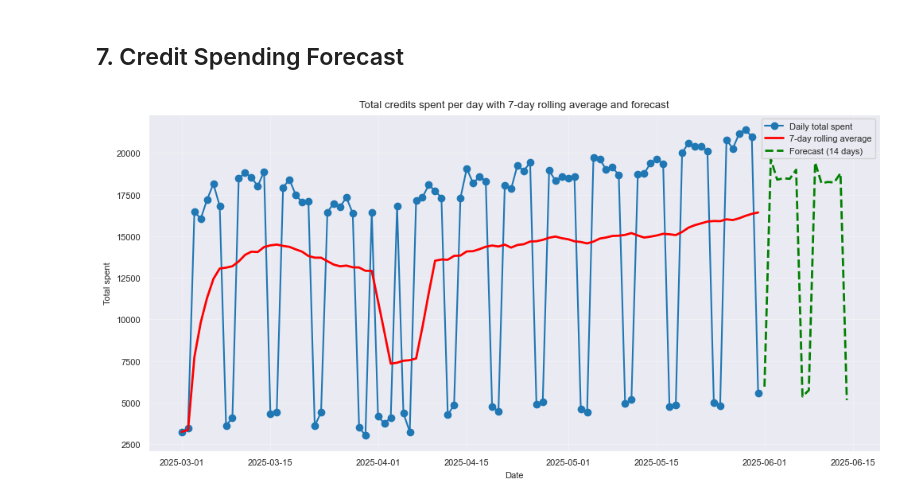
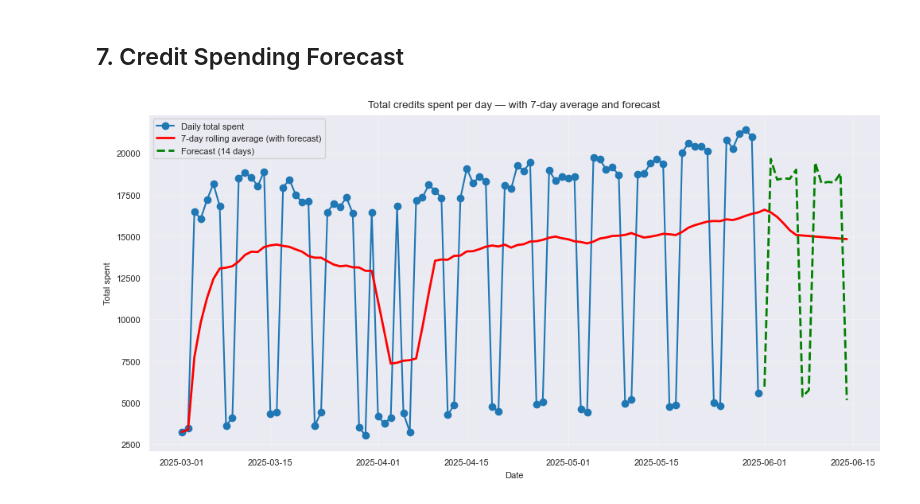
Before and after one commit to dominika-piechota/Analytics-of-ML-Features, a Jupyter notebook: analysis.ipynb, the cells around one changed output. Saved outputs shown, nothing was run; the diff lists cells and outputs as text; code cells hidden in the pictures.

```diff
--- a/analysis.ipynb
+++ b/analysis.ipynb
@@ -1107,21 +1060,32 @@ We can observe **periodic declines** in activity on weekends, typical for profes
 # %%
 daily_cost = daily_cost.set_index('day_id').asfreq('D').fillna(0)
 daily_cost['rolling_7d_spent'] = daily_cost['total_spent'].rolling(7, min_periods=1).mean()
 
 model = ExponentialSmoothing(daily_cost['total_spent'], trend='add', seasonal='add', seasonal_periods=7)
 fit = model.fit()
+
+# forecast
 forecast = fit.forecast(14)
+forecast.index = pd.date_range(start=daily_cost.index[-1] + pd.Timedelta(days=1), periods=14, freq='D')
 
+combined = pd.concat([
+    daily_cost[['total_spent']],
+    forecast.rename('forecast')
+])
+
+combined['rolling_7d'] = combined['forecast'].combine_first(combined['total_spent']).rolling(7, min_periods=1).mean()
+
+# plot
 plt.figure(figsize=(10,5))
 plt.plot(daily_cost.index, daily_cost['total_spent'], label='Daily total spent', marker='o')
-plt.plot(daily_cost.index, daily_cost['rolling_7d_spent'], label='7-day rolling average', color='red', linewidth=2)
+plt.plot(combined.index, combined['rolling_7d'], label='7-day rolling average (with forecast)', color='red', linewidth=2)
 plt.plot(forecast.index, forecast, label='Forecast (14 days)', color='green', linestyle='--', linewidth=2)
-plt.title('Total credits spent per day with 7-day rolling average and forecast')
+plt.title('Total credits spent per day — with 7-day average and forecast')
 plt.xlabel('Date')
 plt.ylabel('Total spent')
 plt.legend()
 plt.grid(alpha=0.3)
 plt.tight_layout()
 plt.show()
 # %% [output]
-[figure, old version]
+[figure, new version]
```
Also changed, not shown: parts of 24 cells of this notebook.
